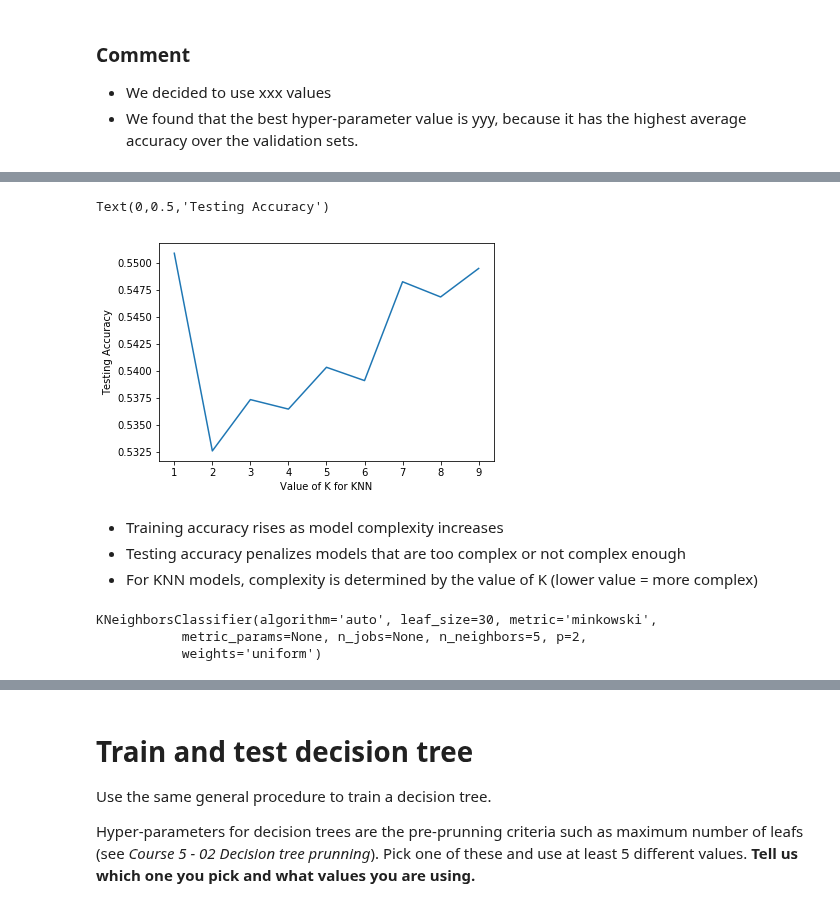
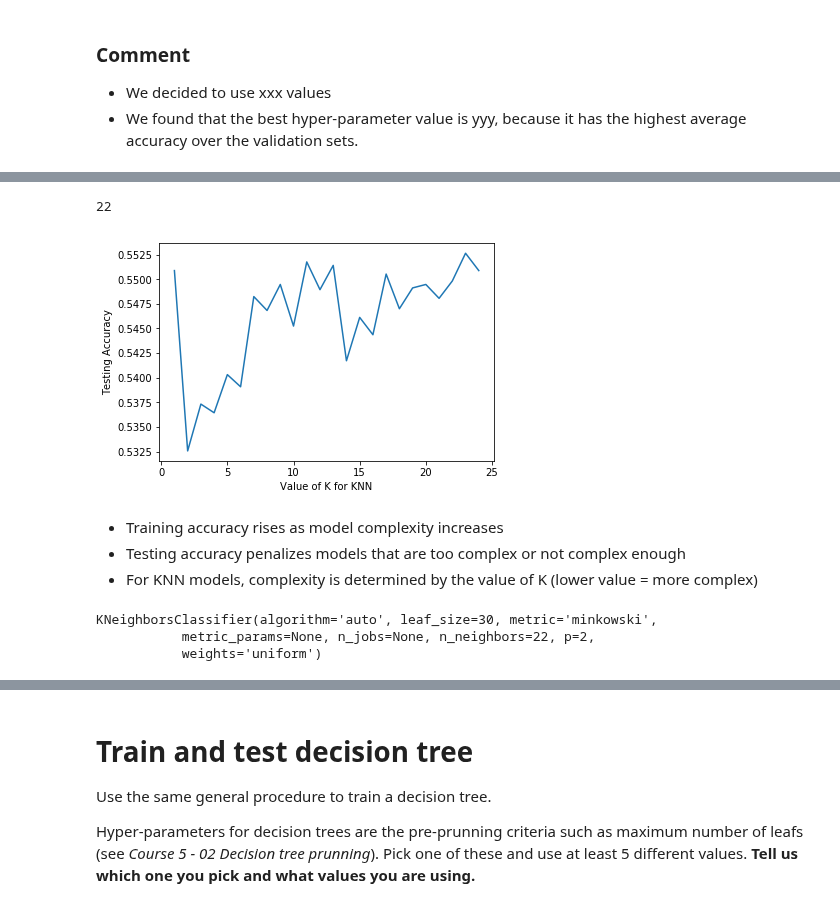
Before and after one commit to abousedas/datamining-tp02, a Jupyter notebook: TP2 - 01 Description.ipynb, the cells around one changed output, grey strips where cells are left out. Cells and saved outputs as stored; diff of their text form; code cells hidden in the pictures.

Commit message:
Add test accuracy calculation for K-Neigbors classifier

```diff
--- a/TP2 - 01 Description.ipynb
+++ b/TP2 - 01 Description.ipynb
@@ -382,29 +385,33 @@ print(scores)
 # %%
 # import Matplotlib (scientific plotting library)
 import matplotlib.pyplot as plt
 
 # allow plots to appear within the notebook
 %matplotlib inline
 
 # plot the relationship between K and testing accuracy
 # plt.plot(x_axis, y_axis)
 plt.plot(k_range, scores)
 plt.xlabel('Value of K for KNN')
 plt.ylabel('Testing Accuracy')
+
+max(scores)
+best_n_neighbors = scores.index(max(scores))
+print(best_n_neighbors)
 # %% [output]
-Text(0,0.5,'Testing Accuracy')
+22
-[figure, old version]
+[figure, new version]
 # %% [markdown]
 - Training accuracy rises as model complexity increases
 - Testing accuracy penalizes models that are too complex or not complex enough
 - For KNN models, complexity is determined by the value of K (lower value = more complex)
 # %%
-# import libraries
+# 2. Retrain the model over the merged train+validation 5 times
+
 from sklearn import neighbors
 
 
-# number of neighbours (k) to consider
-k = 5 # choose a number as you see fit
+k = best_n_neighbors
 
 # creaate nearest neighbour classifier object
 nn_classifier = neighbors.KNeighborsClassifier(n_neighbors=k)
@@ -413,5 +420,5 @@ nn_classifier = neighbors.KNeighborsClassifier(n_neighbors=k)
 nn_classifier.fit(in_train,out_train)
 # %% [output]
 KNeighborsClassifier(algorithm='auto', leaf_size=30, metric='minkowski',
-           metric_params=None, n_jobs=None, n_neighbors=5, p=2,
+           metric_params=None, n_jobs=None, n_neighbors=22, p=2,
            weights='uniform')
```
Also changed, not shown: parts of 4 cells of this notebook.
